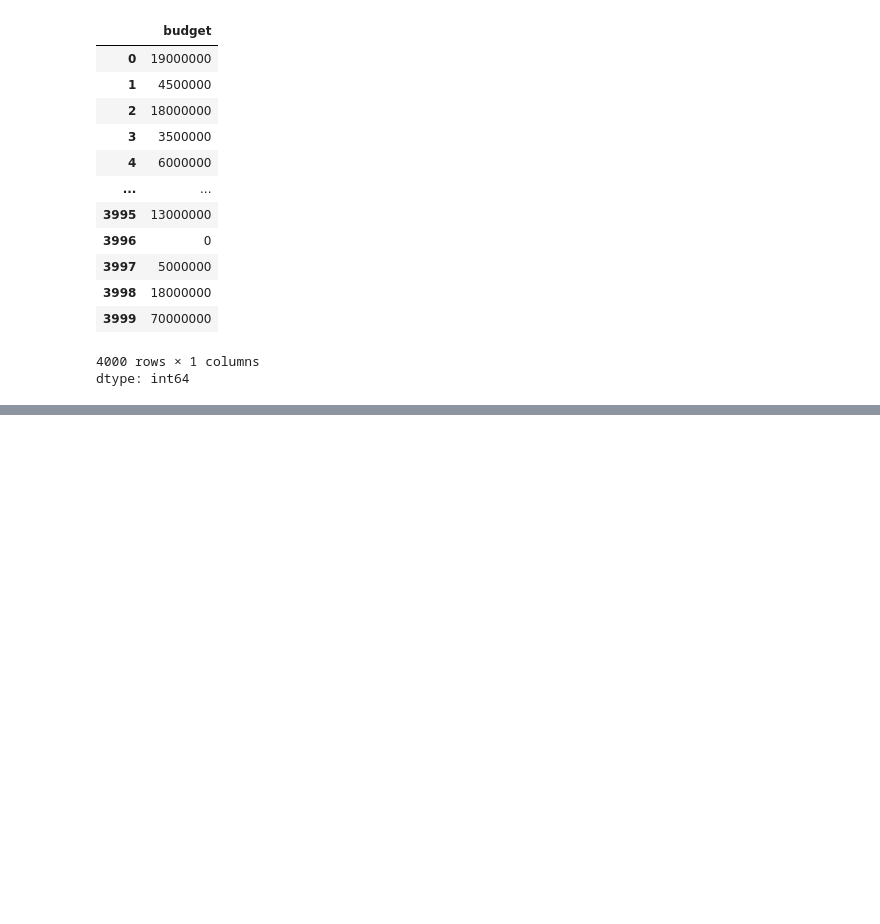
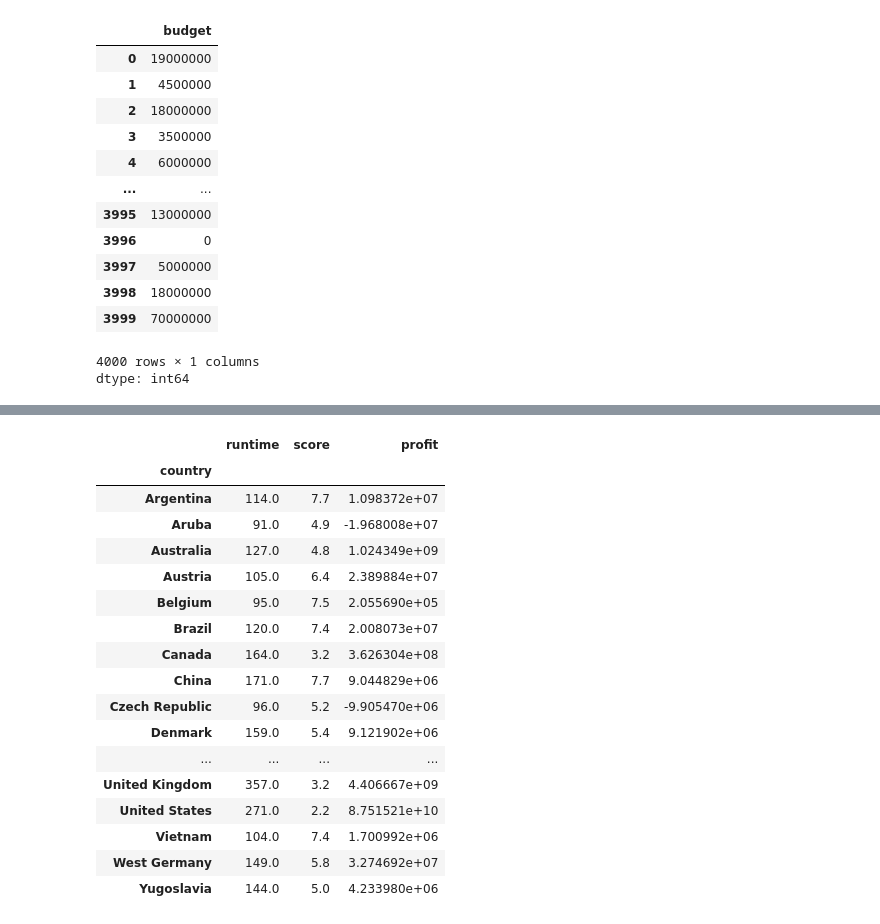
Before and after one commit to Divyanshucode93/GoogleColabsPractice, a Jupyter notebook: movies_Practise.ipynb, the cells around one changed output, grey strips where cells are left out. Cells and saved outputs as stored; diff of their text form; code cells hidden in the pictures; blank space fills up the shorter version.

```diff
--- a/movies_Practise.ipynb
+++ b/movies_Practise.ipynb
@@ -364,0 +515,4 @@ df
+# %%
+# Data Cleaning & Grouping: Some company names might have leading or trailing spaces. Strip the spaces from the company column first, then count how many movies each company has produced.
+df['company'] = df['company'].str.strip()
+df.groupby('company')['name'].count()
@@ -364,0 +565,22 @@ df
+# %%
+# Complex Aggregation: For each country, find the maximum runtime, the minimum score, and the sum of profit (assuming you have the profit column).
+df.groupby('country')[['runtime','score','profit']].agg({'runtime':'max', 'score':'min', 'profit':'sum'})
+# %% [output]
+|  | runtime | score | profit |
+| country |  |  |  |
+| Argentina | 114.0 | 7.7 | 1.098372e+07 |
+| Aruba | 91.0 | 4.9 | -1.968008e+07 |
+| Australia | 127.0 | 4.8 | 1.024349e+09 |
+| Austria | 105.0 | 6.4 | 2.389884e+07 |
+| Belgium | 95.0 | 7.5 | 2.055690e+05 |
+| Brazil | 120.0 | 7.4 | 2.008073e+07 |
+| Canada | 164.0 | 3.2 | 3.626304e+08 |
+| China | 171.0 | 7.7 | 9.044829e+06 |
+| Czech Republic | 96.0 | 5.2 | -9.905470e+06 |
+| Denmark | 159.0 | 5.4 | 9.121902e+06 |
+| ... | ... | ... | ... |
+| United Kingdom | 357.0 | 3.2 | 4.406667e+09 |
+| United States | 271.0 | 2.2 | 8.751521e+10 |
+| Vietnam | 104.0 | 7.4 | 1.700992e+06 |
+| West Germany | 149.0 | 5.8 | 3.274692e+07 |
+| Yugoslavia | 144.0 | 5.0 | 4.233980e+06 |
```
Also changed, not shown: parts of 15 cells of this notebook.
